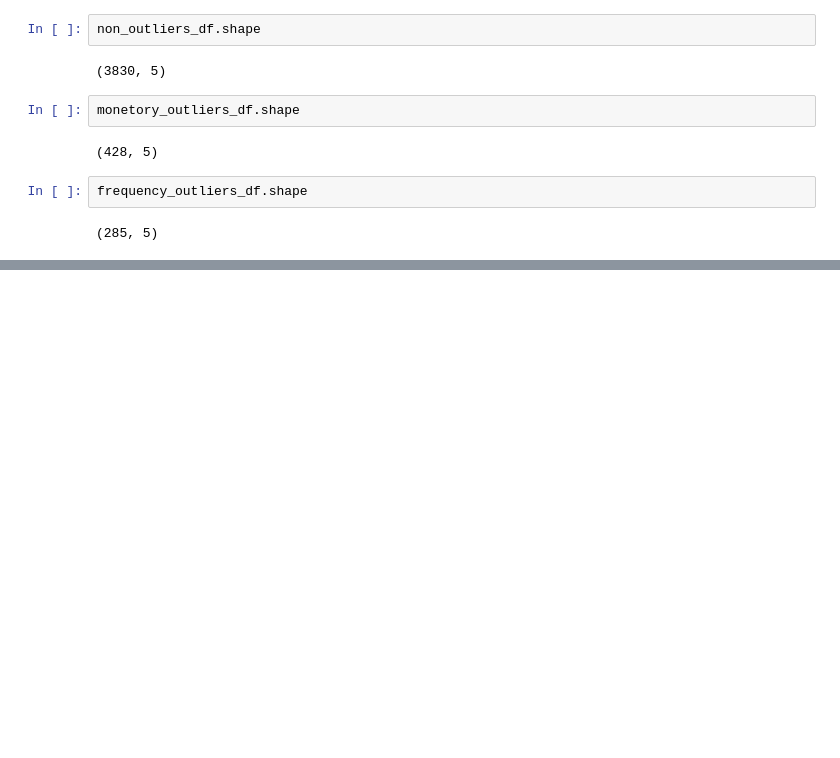
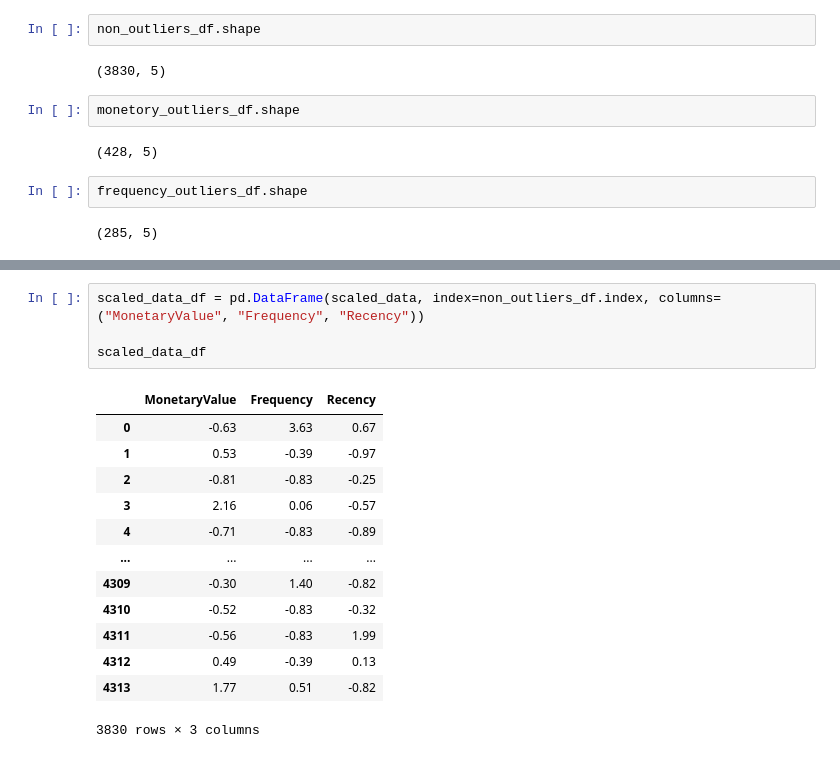
Before and after one commit to shafnybuilds/online-retail-data-clustering, a Jupyter notebook: notebooks/clustering.ipynb, the cells around one changed output, grey strips where cells are left out. Drawn from its saved outputs; the diff is of its cells as text; blank space fills up the shorter version.

```diff
--- a/notebooks/clustering.ipynb
+++ b/notebooks/clustering.ipynb
@@ -457,0 +513,18 @@ frequency_outliers_df.shape
+# %%
+scaled_data_df = pd.DataFrame(scaled_data, index=non_outliers_df.index, columns=("MonetaryValue", "Frequency", "Recency"))
+
+scaled_data_df
+# %% [output]
+|  | MonetaryValue | Frequency | Recency |
+| 0 | -0.63 | 3.63 | 0.67 |
+| 1 | 0.53 | -0.39 | -0.97 |
+| 2 | -0.81 | -0.83 | -0.25 |
+| 3 | 2.16 | 0.06 | -0.57 |
+| 4 | -0.71 | -0.83 | -0.89 |
+| ... | ... | ... | ... |
+| 4309 | -0.30 | 1.40 | -0.82 |
+| 4310 | -0.52 | -0.83 | -0.32 |
+| 4311 | -0.56 | -0.83 | 1.99 |
+| 4312 | 0.49 | -0.39 | 0.13 |
+| 4313 | 1.77 | 0.51 | -0.82 |
+3830 rows × 3 columns
```
Also changed, not shown: parts of 6 cells of this notebook.
